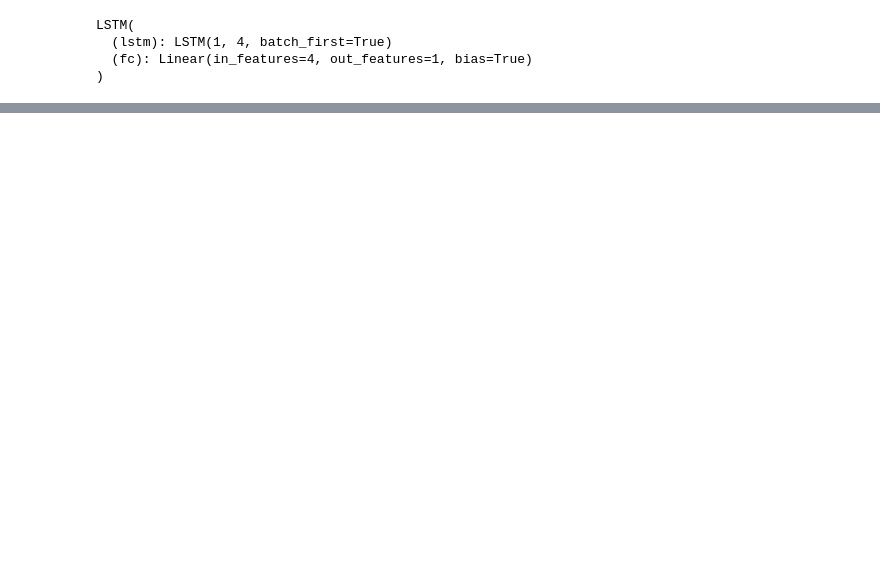
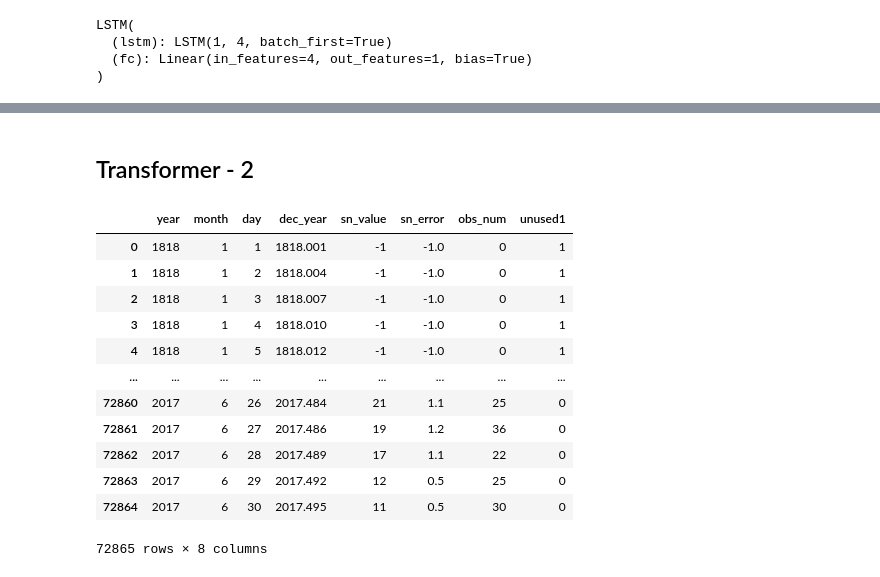
Before and after one commit to ksh914/hanhwa, a Jupyter notebook: deep_learning.ipynb, the cells around one changed output, grey strips where cells are left out. Saved outputs shown, nothing was run; the diff lists cells and outputs as text; code cells hidden in the pictures; blank space fills up the shorter version.

```diff
--- a/deep_learning.ipynb
+++ b/deep_learning.ipynb
@@ -521,0 +832,2 @@ print(mean_squared_error(new_y_test, test_predictions))
+# %% [markdown]
+## Transformer - 2
@@ -521,0 +836,18 @@ print(mean_squared_error(new_y_test, test_predictions))
+# %%
+names = ['year','month','day','dec_year','sn_value','sn_error','obs_num','unused1']
+df = pd.read_csv("https://data.heatonresearch.com/data/t81-558/SN_d_tot_V2.0.csv", sep = ';', header = None, names = names)
+df
+# %% [output]
+|  | year | month | day | dec_year | sn_value | sn_error | obs_num | unused1 |
+| 0 | 1818 | 1 | 1 | 1818.001 | -1 | -1.0 | 0 | 1 |
+| 1 | 1818 | 1 | 2 | 1818.004 | -1 | -1.0 | 0 | 1 |
+| 2 | 1818 | 1 | 3 | 1818.007 | -1 | -1.0 | 0 | 1 |
+| 3 | 1818 | 1 | 4 | 1818.010 | -1 | -1.0 | 0 | 1 |
+| 4 | 1818 | 1 | 5 | 1818.012 | -1 | -1.0 | 0 | 1 |
+| ... | ... | ... | ... | ... | ... | ... | ... | ... |
+| 72860 | 2017 | 6 | 26 | 2017.484 | 21 | 1.1 | 25 | 0 |
+| 72861 | 2017 | 6 | 27 | 2017.486 | 19 | 1.2 | 36 | 0 |
+| 72862 | 2017 | 6 | 28 | 2017.489 | 17 | 1.1 | 22 | 0 |
+| 72863 | 2017 | 6 | 29 | 2017.492 | 12 | 0.5 | 25 | 0 |
+| 72864 | 2017 | 6 | 30 | 2017.495 | 11 | 0.5 | 30 | 0 |
+72865 rows × 8 columns
```
Also changed, not shown: parts of 25 cells of this notebook, 4 other files.
